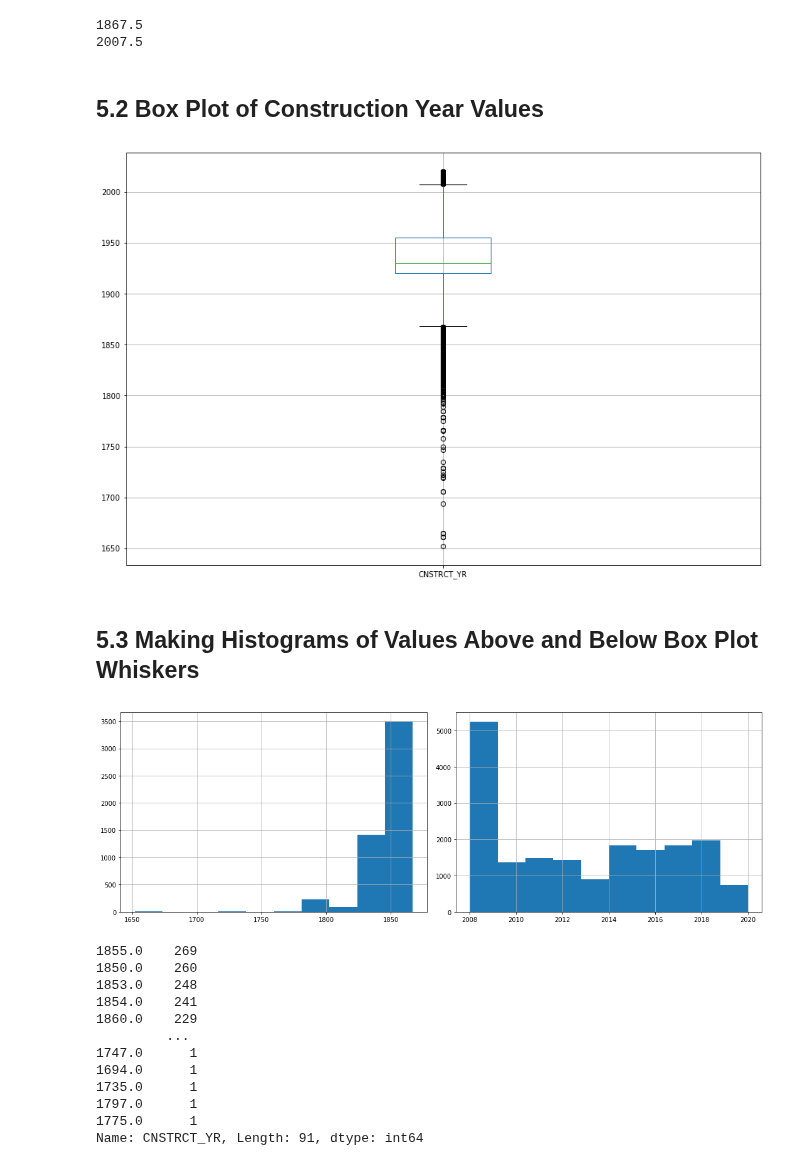
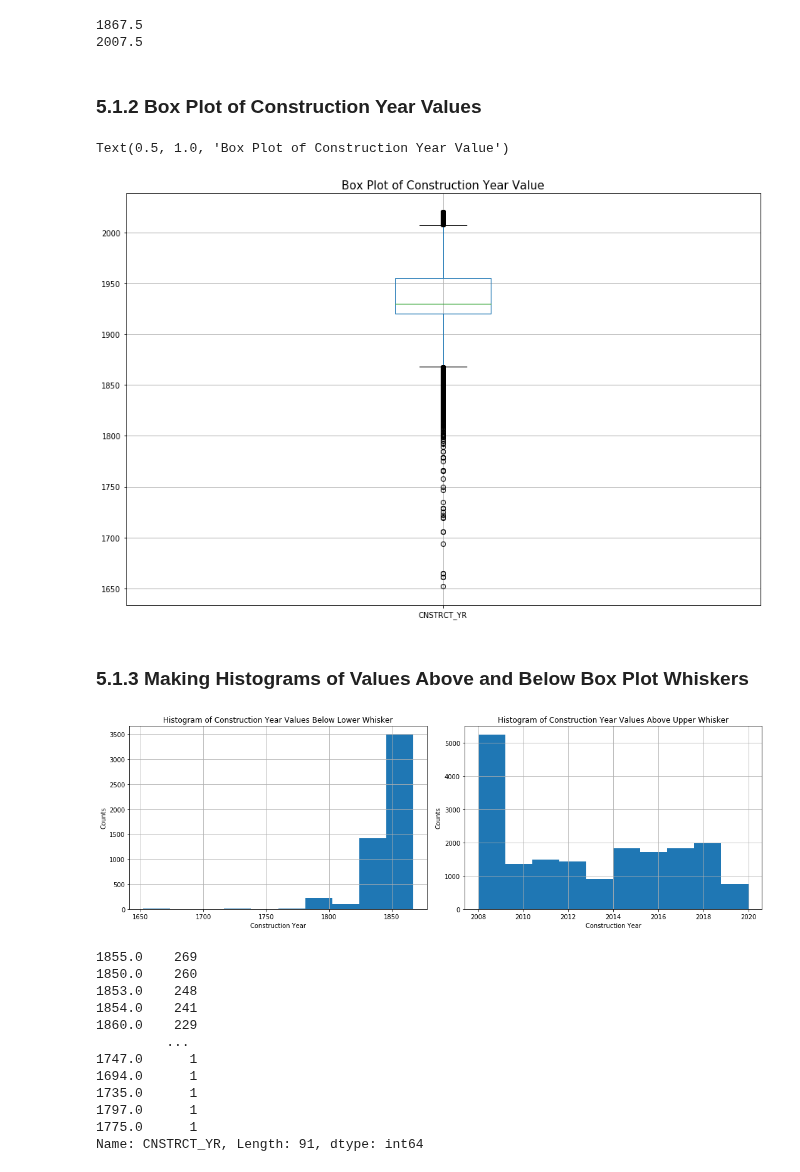
Before and after one commit to mebauer/data-analysis-using-python, a Jupyter notebook: 2-data-cleaning-wrangling/2-data-cleaning-wrangling.ipynb, the cells around one changed output. Cells and saved outputs as stored; diff of their text form; code cells hidden in the pictures.

```diff
--- a/2-data-cleaning-wrangling/2-data-cleaning-wrangling.ipynb
+++ b/2-data-cleaning-wrangling/2-data-cleaning-wrangling.ipynb
@@ -94,6 +101,6 @@ Documention for installing watermark: https://github.com/rasbt/watermark
 # %%
 # setting the link of our data (a static csv file) as the name 'url'
-url = 'https://data.cityofnewyork.us/api/views/jri4-z6fk/rows.csv?accessType=DOWNLOAD'
+url = 'https://data.cityofnewyork.us/api/views/sg74-jpj5/rows.csv?accessType=DOWNLOAD'
 
 # reading in our data as a pandas dataframe and setting the name to'building_footprints'
 building_footprints = pd.read_csv(url)
@@ -688,33 +728,41 @@ print((Q3 + 1.5 * IQR))
 1867.5
 2007.5
 # %% [markdown]
-## 5.2 Box Plot of Construction Year Values
+### 5.1.2 Box Plot of Construction Year Values
 # %%
 # making a box plot from our 'CNSTRCT_YR' column
 CNSTRCT_YR_boxplot = building_footprints.boxplot(column=['CNSTRCT_YR'], figsize=(15,10))
+plt.title('Box Plot of Construction Year Value', fontsize=15)
 # %% [output]
+Text(0.5, 1.0, 'Box Plot of Construction Year Value')
-[figure, old version]
+[figure, new version]
 # %% [markdown]
-## 5.3 Making Histograms of Values Above and Below Box Plot Whiskers
+### 5.1.3 Making Histograms of Values Above and Below Box Plot Whiskers
 # %%
 plt.figure(figsize=(15,5))
 
 # identifying values lower than our lower whisker
 floor = building_footprints[building_footprints.CNSTRCT_YR < (Q1 - 1.5 * IQR)]
 
 # identifying values higher than our upper whisker
 ceiling = building_footprints[building_footprints.CNSTRCT_YR > (Q3 + 1.5 * IQR)]
 
 #making histograms of these distributions
 plt.subplot(121)
 floor['CNSTRCT_YR'].hist()
+plt.xlabel('Construction Year')
+plt.ylabel('Counts')
+plt.title('Histogram of Construction Year Values Below Lower Whisker')
 
 plt.subplot(122)
 ceiling['CNSTRCT_YR'].hist()
+plt.xlabel('Construction Year')
+plt.ylabel('Counts')
+plt.title('Histogram of Construction Year Values Above Upper Whisker')
 
 plt.tight_layout()
 # %% [output]
-[figure, old version]
+[figure, new version]
 # %%
 # return counts of unique values in descending order lower than our lower whisker
 floor['CNSTRCT_YR'].value_counts()
```
Also changed, not shown: parts of 73 cells of this notebook, 1 other file.
